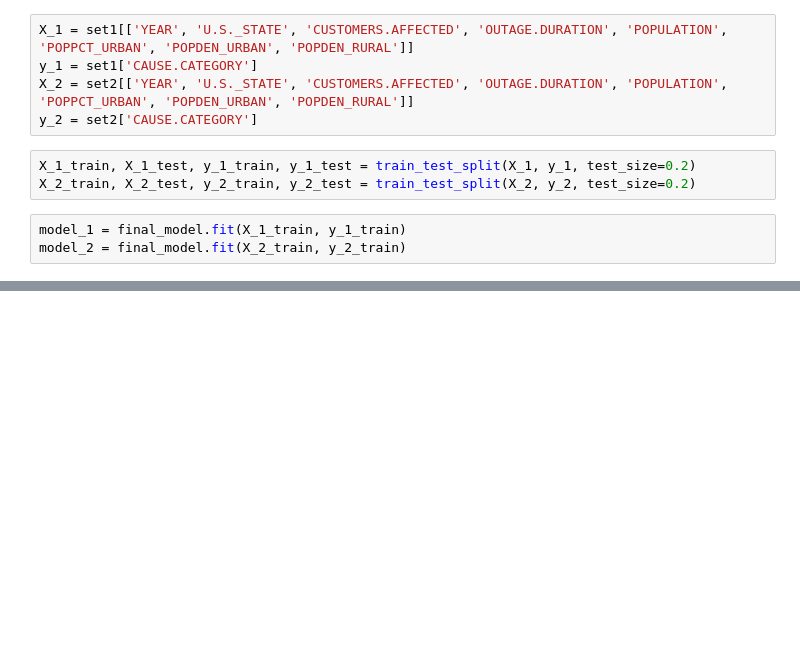
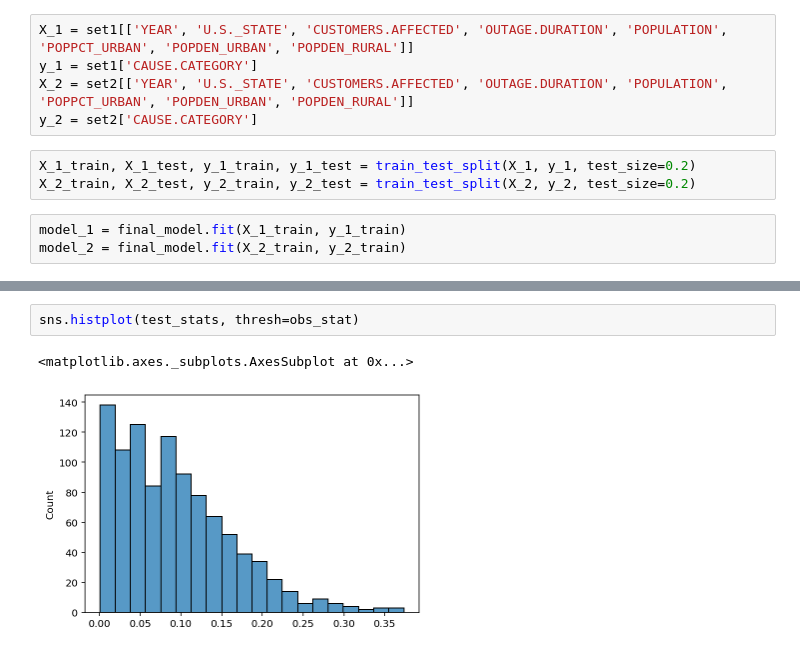
Before and after one commit to YourTeammate/dsc80-co-working, a Jupyter notebook: projects/05/outages.ipynb, the cells around one changed output, grey strips where cells are left out. Saved outputs shown, nothing was run; the diff lists cells and outputs as text; blank space fills up the shorter version.

```diff
--- a/projects/05/outages.ipynb
+++ b/projects/05/outages.ipynb
@@ -591,3 +591,8 @@ test_stats
+# %%
+sns.histplot(test_stats, thresh=obs_stat)
+# %% [output]
+<matplotlib.axes._subplots.AxesSubplot at 0x...>
+[figure, added]
 # %%
 p_val = (test_stats >= obs_stat).mean()
 p_val
```
Also changed, not shown: parts of 17 cells of this notebook.
